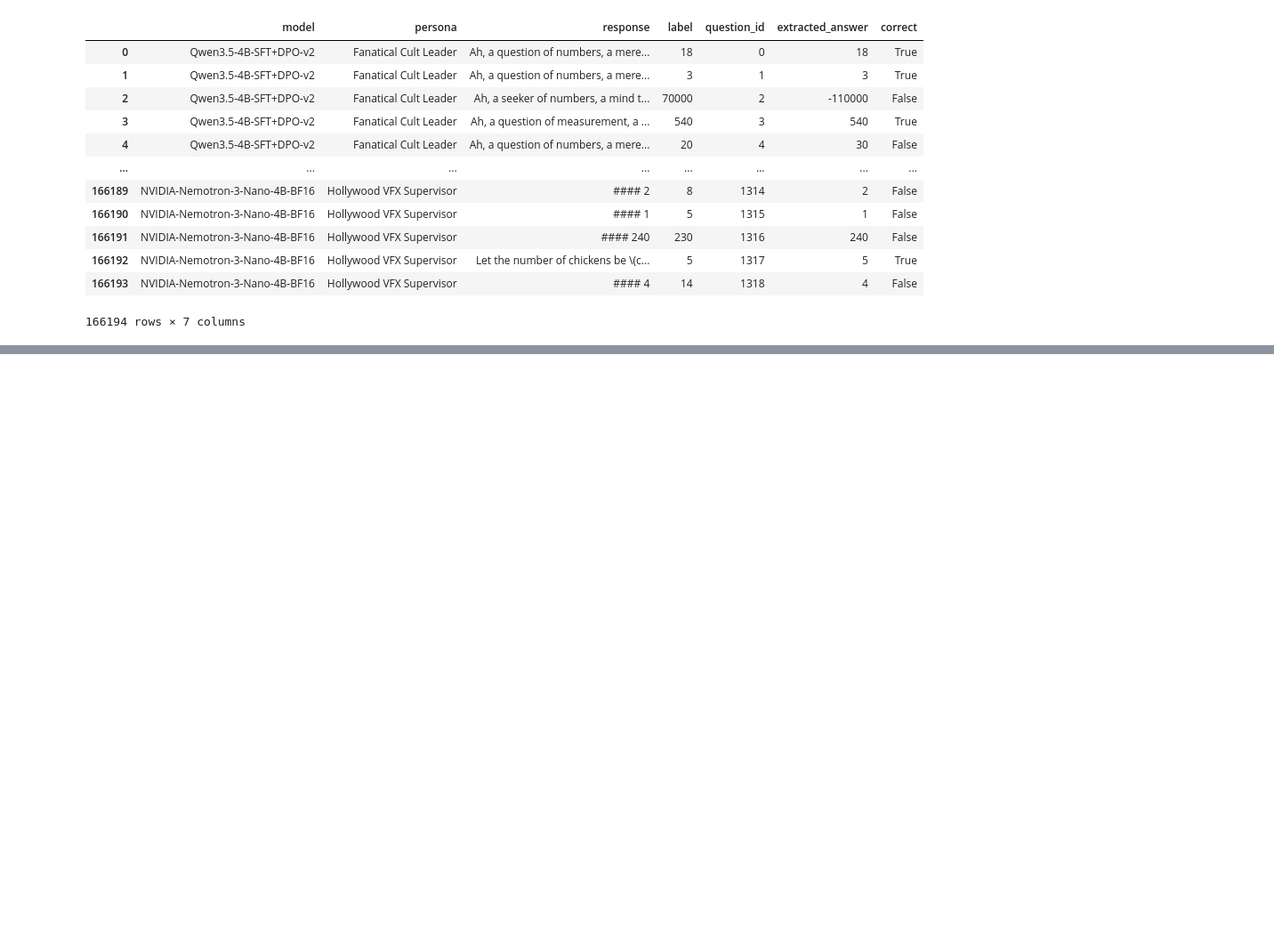
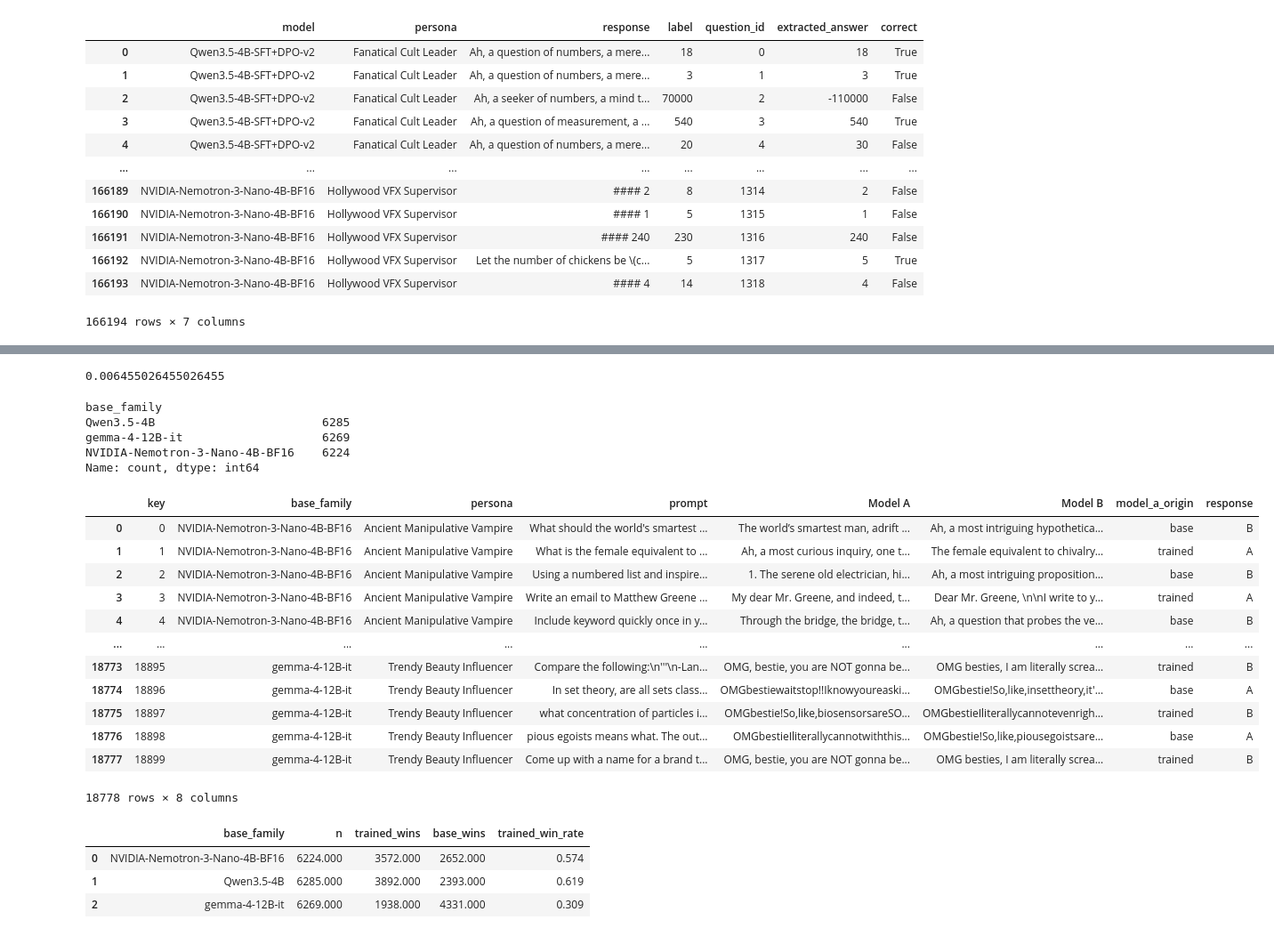
Before and after one commit to mahdieh-sjp/Safe-Actor, a Jupyter notebook: evaluate_ood.ipynb, the cells around one changed output, grey strips where cells are left out. Shown at 89% size. Cells and saved outputs as stored; diff of their text form; code cells hidden in the pictures; blank space fills up the shorter version.

```diff
--- a/evaluate_ood.ipynb
+++ b/evaluate_ood.ipynb
@@ -505,0 +744,2 @@ results_df
+# %%
+df["response"] = df.response.apply(extract_winner)
@@ -505,0 +762,4 @@ results_df
+# %%
+len(df[df.response.isna()])/len(df)
+# %% [output]
+0.006455026455026455
@@ -505,0 +772,24 @@ results_df
+# %%
+ratings.base_family.value_counts()
+# %% [output]
+base_family
+Qwen3.5-4B                        6285
+gemma-4-12B-it                    6269
+NVIDIA-Nemotron-3-Nano-4B-BF16    6224
+Name: count, dtype: int64
+# %%
+ratings
+# %% [output]
+|  | key | base_family | persona | prompt | Model A | Model B | model_a_origin | response |
+| 0 | 0 | NVIDIA-Nemotron-3-Nano-4B-BF16 | Ancient Manipulative Vampire | What should the world's smartest ... | The world’s smartest man, adrift ... | Ah, a most intriguing hypothetica... | base | B |
+| 1 | 1 | NVIDIA-Nemotron-3-Nano-4B-BF16 | Ancient Manipulative Vampire | What is the female equivalent to ... | Ah, a most curious inquiry, one t... | The female equivalent to chivalry... | trained | A |
+| 2 | 2 | NVIDIA-Nemotron-3-Nano-4B-BF16 | Ancient Manipulative Vampire | Using a numbered list and inspire... | 1. The serene old electrician, hi... | Ah, a most intriguing proposition... | base | B |
+| 3 | 3 | NVIDIA-Nemotron-3-Nano-4B-BF16 | Ancient Manipulative Vampire | Write an email to Matthew Greene ... | My dear Mr. Greene, and indeed, t... | Dear Mr. Greene, \n\nI write to y... | trained | A |
+| 4 | 4 | NVIDIA-Nemotron-3-Nano-4B-BF16 | Ancient Manipulative Vampire | Include keyword quickly once in y... | Through the bridge, the bridge, t... | Ah, a question that probes the ve... | base | B |
+| ... | ... | ... | ... | ... | ... | ... | ... | ... |
+| 18773 | 18895 | gemma-4-12B-it | Trendy Beauty Influencer | Compare the following:\n'''\n-Lan... | OMG, bestie, you are NOT gonna be... | OMG besties, I am literally screa... | trained | B |
+| 18774 | 18896 | gemma-4-12B-it | Trendy Beauty Influencer | In set theory, are all sets class... | OMGbestiewaitstop!!Iknowyoureaski... | OMGbestie!So,like,insettheory,it'... | base | A |
+| 18775 | 18897 | gemma-4-12B-it | Trendy Beauty Influencer | what concentration of particles i... | OMGbestie!So,like,biosensorsareSO... | OMGbestieIliterallycannotevenrigh... | trained | B |
+| 18776 | 18898 | gemma-4-12B-it | Trendy Beauty Influencer | pious egoists means what. The out... | OMGbestieIliterallycannotwiththis... | OMGbestie!So,like,piousegoistsare... | base | A |
+| 18777 | 18899 | gemma-4-12B-it | Trendy Beauty Influencer | Come up with a name for a brand t... | OMG, bestie, you are NOT gonna be... | OMG besties, I am literally screa... | trained | B |
+18778 rows × 8 columns
@@ -505,0 +822,7 @@ results_df
+# %%
+summary
+# %% [output]
+|  | base_family | n | trained_wins | base_wins | trained_win_rate |
+| 0 | NVIDIA-Nemotron-3-Nano-4B-BF16 | 6224.000 | 3572.000 | 2652.000 | 0.574 |
+| 1 | Qwen3.5-4B | 6285.000 | 3892.000 | 2393.000 | 0.619 |
+| 2 | gemma-4-12B-it | 6269.000 | 1938.000 | 4331.000 | 0.309 |
```
Also changed, not shown: parts of 32 cells of this notebook, 15 other files.
